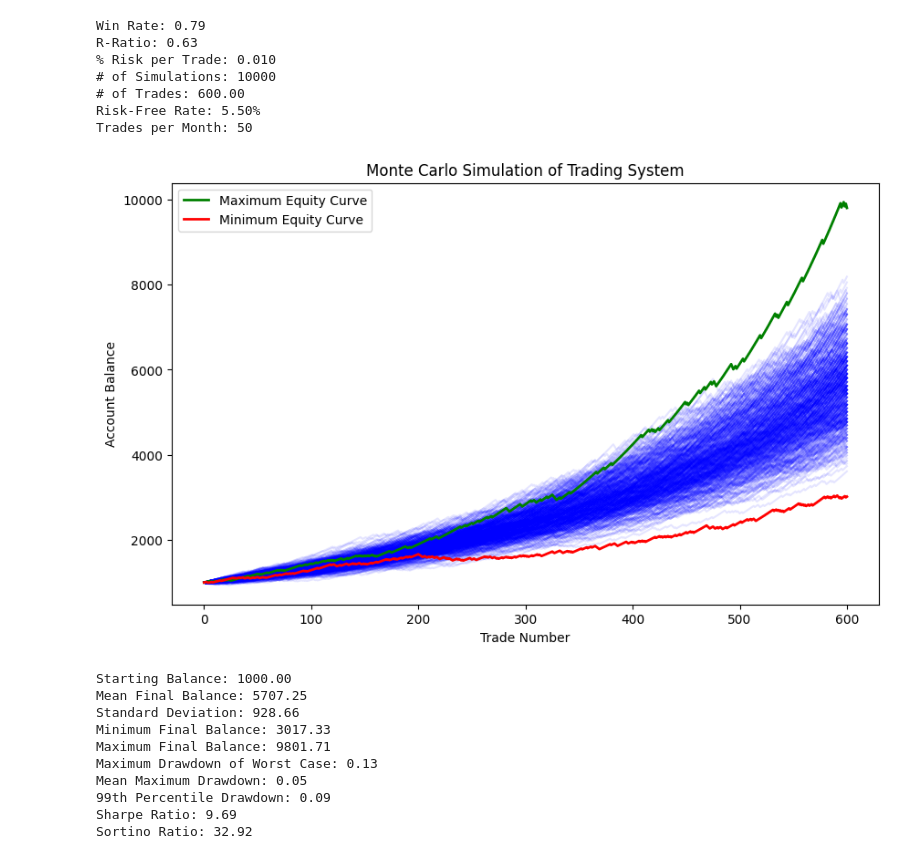
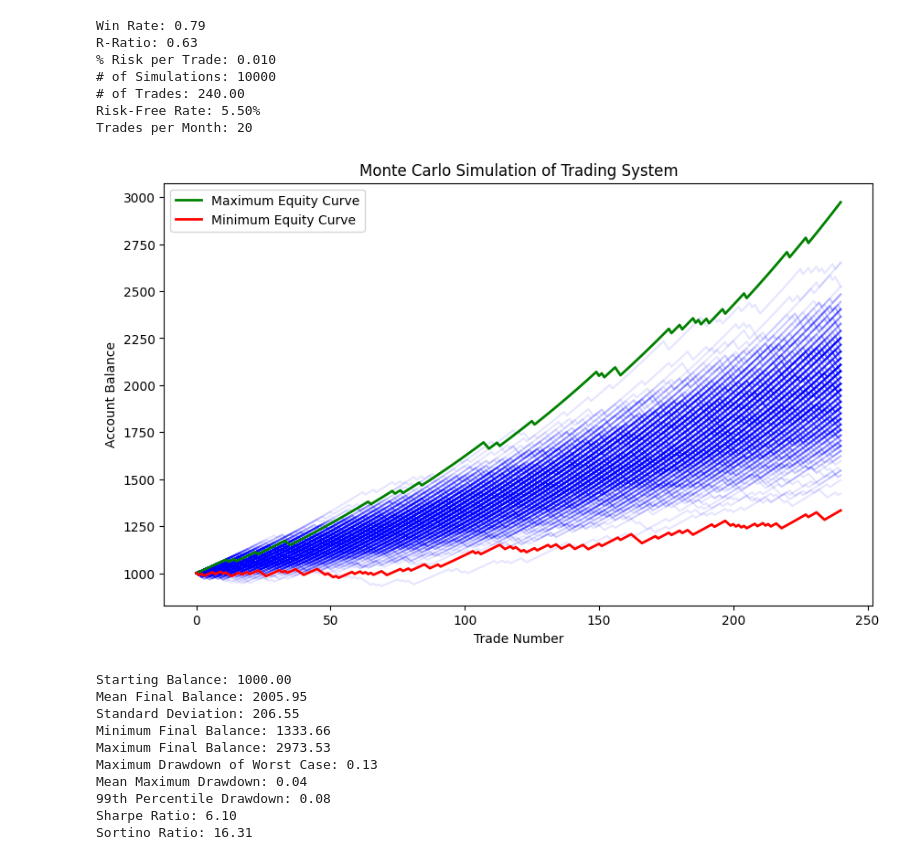
Before and after one commit to ergodique/Portfolio, a Jupyter notebook: Monte Carlo Simulation Equity Curve/monte_carlo_jupyter_version.ipynb, the cells around one changed output. Drawn from its saved outputs; the diff is of its cells as text; code cells hidden in the pictures.

Commit message:
number of trades line updated

```diff
--- a/Monte Carlo Simulation Equity Curve/monte_carlo_jupyter_version.ipynb
+++ b/Monte Carlo Simulation Equity Curve/monte_carlo_jupyter_version.ipynb
@@ -93,45 +93,46 @@ def monte_carlo_simulation(win_rate, reward_to_risk, risk_per_trade, num_simulat
     all_monthly_returns_flat = np.concatenate(all_monthly_returns)
 
     sharpe_ratio = calculate_sharpe_ratio(all_monthly_returns_flat, risk_free_rate)
     sortino_ratio = calculate_sortino_ratio(all_monthly_returns_flat, risk_free_rate)
 
     print(f'Sharpe Ratio: {sharpe_ratio:.2f}')
     print(f'Sortino Ratio: {sortino_ratio:.2f}')
 
 # Example usage
 win_rate = 0.79  # put win rate here
 reward_to_risk = 1.9/3  # Reward to risk ratio
 risk_per_trade = 0.01  # Risking % of the trade
 num_simulations = 10000  # Run X number of simulations
-num_trades = 600  # Each simulation runs for X trades
-trades_per_month = 50  # Number of trades per month
+trades_per_month = 20  # Number of trades per month
+num_trades = 12*trades_per_month*1  # Each simulation runs for X trades
+
 risk_free_rate = 0.055  # Annual risk-free rate
 
 print(f'Win Rate: {win_rate:.2f}')
 print(f'R-Ratio: {reward_to_risk:.2f}')
 print(f'% Risk per Trade: {risk_per_trade:.3f}')
 print(f'# of Simulations: {num_simulations:.0f}')
 print(f'# of Trades: {num_trades:.2f}')
 print(f'Risk-Free Rate: {risk_free_rate:.2%}')
 print(f'Trades per Month: {trades_per_month}')
 
 monte_carlo_simulation(win_rate, reward_to_risk, risk_per_trade, num_simulations, num_trades, trades_per_month, risk_free_rate)
 # %% [output]
 Win Rate: 0.79
 R-Ratio: 0.63
 % Risk per Trade: 0.010
 # of Simulations: 10000
-# of Trades: 600.00
+# of Trades: 240.00
 Risk-Free Rate: 5.50%
-Trades per Month: 50
+Trades per Month: 20
-[figure, old version]
+[figure, new version]
 Starting Balance: 1000.00
-Mean Final Balance: 5707.25
-Standard Deviation: 928.66
-Minimum Final Balance: 3017.33
-Maximum Final Balance: 9801.71
+Mean Final Balance: 2005.95
+Standard Deviation: 206.55
+Minimum Final Balance: 1333.66
+Maximum Final Balance: 2973.53
 Maximum Drawdown of Worst Case: 0.13
-Mean Maximum Drawdown: 0.05
-99th Percentile Drawdown: 0.09
-Sharpe Ratio: 9.69
-Sortino Ratio: 32.92
+Mean Maximum Drawdown: 0.04
+99th Percentile Drawdown: 0.08
+Sharpe Ratio: 6.10
+Sortino Ratio: 16.31
```
